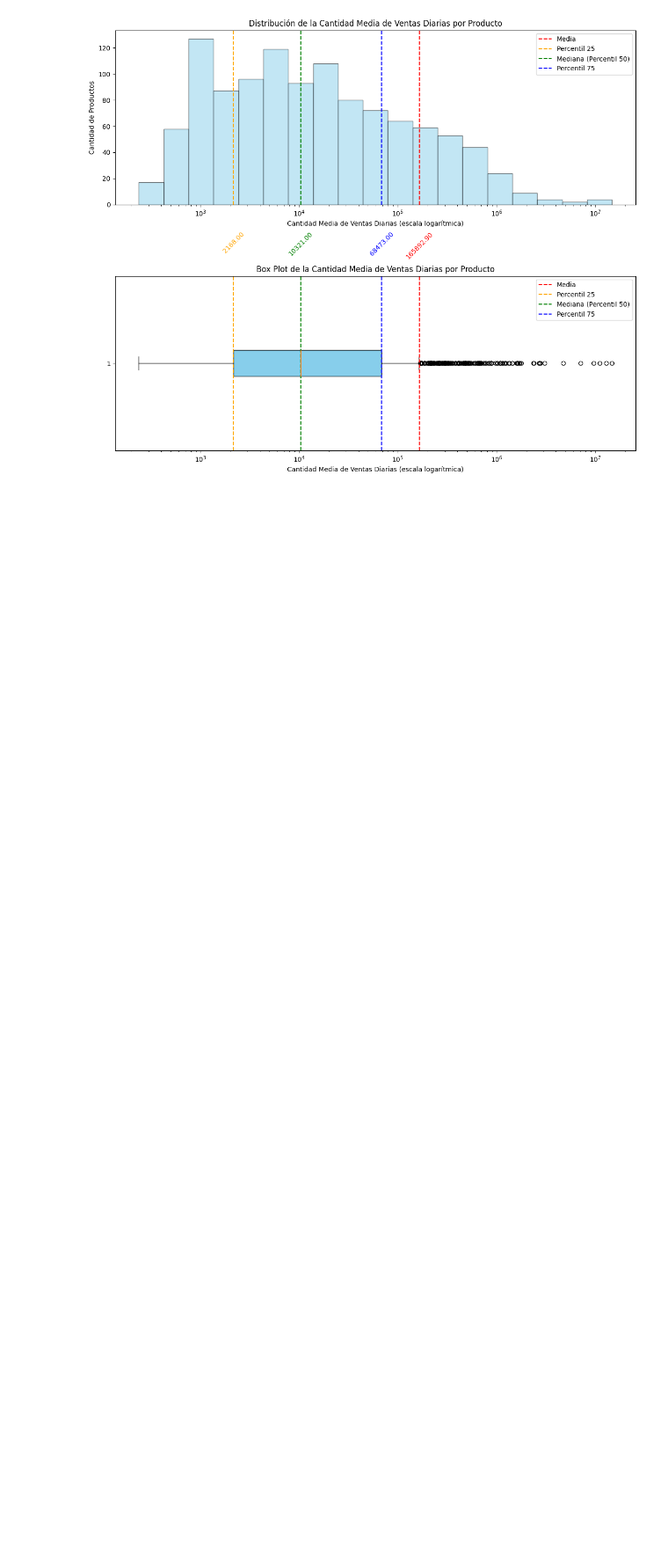
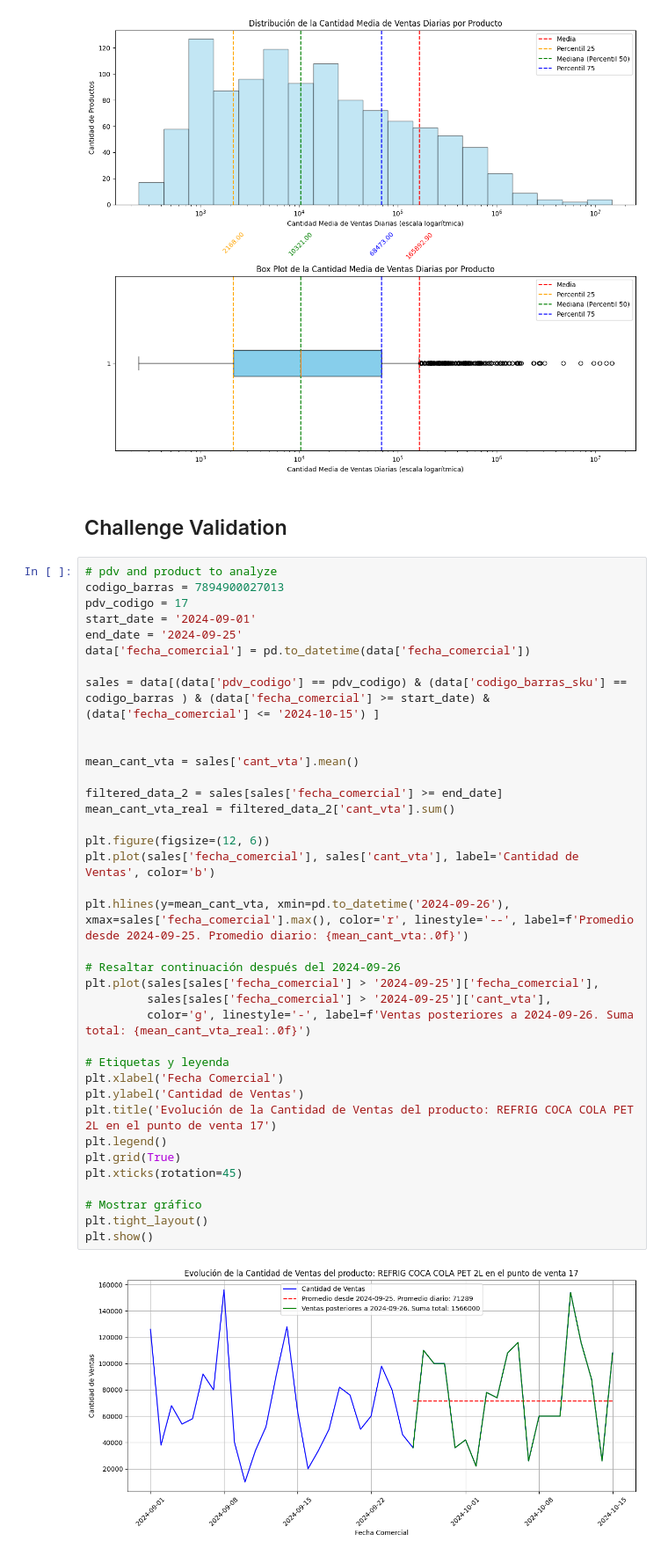
Before and after one commit to SantiagoRomanoOddone/MasterThesis, a Jupyter notebook: features/data_exploration.ipynb, the cells around one changed output. Shown: that part at 88% size. Saved outputs shown, nothing was run; the diff lists cells and outputs as text; blank space fills up the shorter version.

Commit message:
adding challenge validation

```diff
--- a/features/data_exploration.ipynb
+++ b/features/data_exploration.ipynb
@@ -252,3 +267,44 @@ plt.tight_layout()
 plt.show()
 # %% [output]
 [figure]
+# %% [markdown]
+## Challenge Validation
+# %%
+# pdv and product to analyze
+codigo_barras = 7894900027013
+pdv_codigo = 17
+start_date = '2024-09-01'
+end_date = '2024-09-25'
+data['fecha_comercial'] = pd.to_datetime(data['fecha_comercial'])
+
+sales = data[(data['pdv_codigo'] == pdv_codigo) & (data['codigo_barras_sku'] == codigo_barras ) & (data['fecha_comercial'] >= start_date) & (data['fecha_comercial'] <= '2024-10-15') ]
+
+
+mean_cant_vta = sales['cant_vta'].mean()
+
+filtered_data_2 = sales[sales['fecha_comercial'] >= end_date]
+mean_cant_vta_real = filtered_data_2['cant_vta'].sum()
+
+plt.figure(figsize=(12, 6))
+plt.plot(sales['fecha_comercial'], sales['cant_vta'], label='Cantidad de Ventas', color='b')
+
+plt.hlines(y=mean_cant_vta, xmin=pd.to_datetime('2024-09-26'), xmax=sales['fecha_comercial'].max(), color='r', linestyle='--', label=f'Promedio desde 2024-09-25. Promedio diario: {mean_cant_vta:.0f}')
+
+# Resaltar continuación después del 2024-09-26
+plt.plot(sales[sales['fecha_comercial'] > '2024-09-25']['fecha_comercial'],
+         sales[sales['fecha_comercial'] > '2024-09-25']['cant_vta'],
+         color='g', linestyle='-', label=f'Ventas posteriores a 2024-09-26. Suma total: {mean_cant_vta_real:.0f}')
+
+# Etiquetas y leyenda
+plt.xlabel('Fecha Comercial')
+plt.ylabel('Cantidad de Ventas')
+plt.title('Evolución de la Cantidad de Ventas del producto: REFRIG COCA COLA PET 2L en el punto de venta 17')
+plt.legend()
+plt.grid(True)
+plt.xticks(rotation=45)
+
+# Mostrar gráfico
+plt.tight_layout()
+plt.show()
+# %% [output]
+[figure, added]
```
Also changed, not shown: parts of 1 cell of this notebook.
